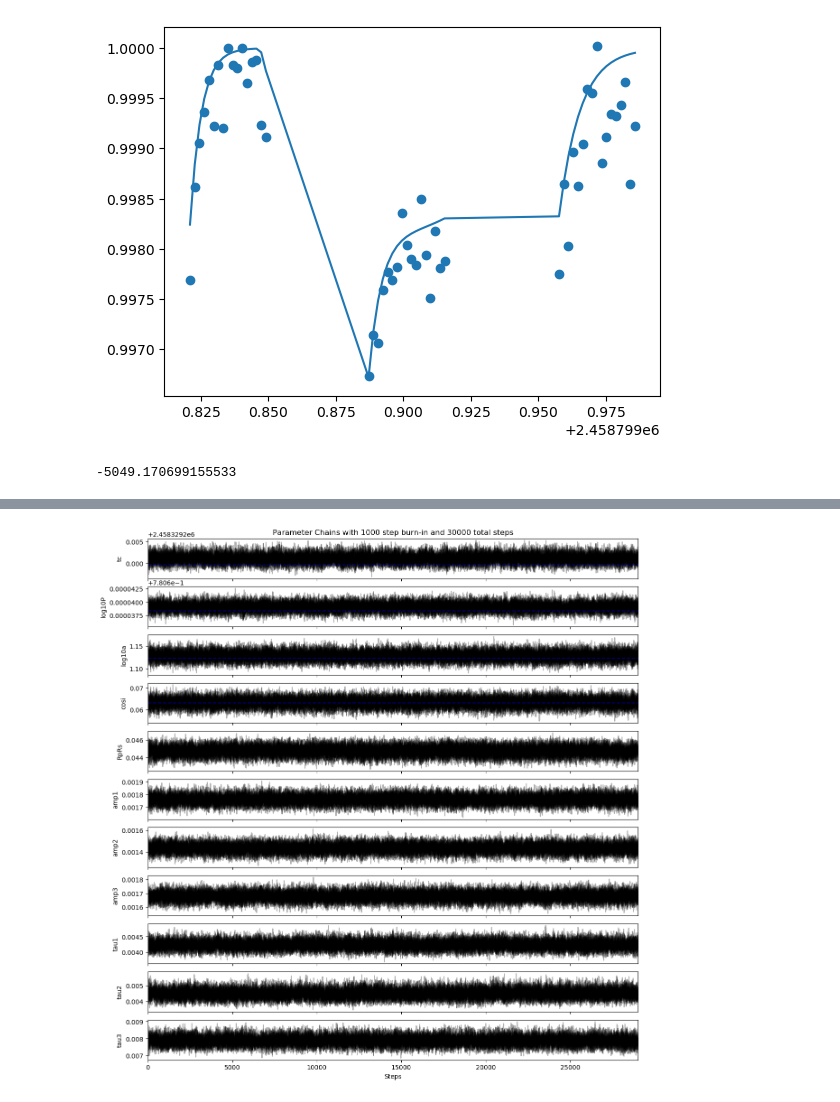
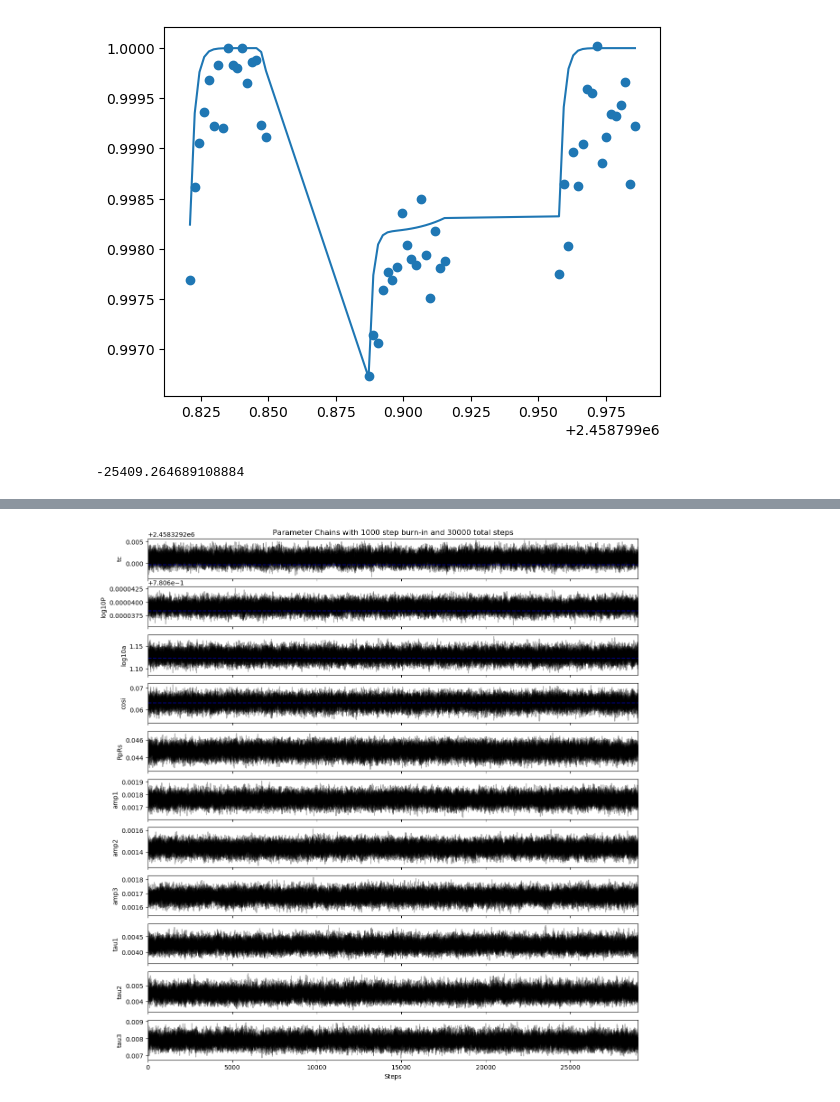
Before and after one commit to mm-murphy/hd219666b, a Jupyter notebook: modeling/Light Curve Fit - HST Spectral LightCurves.ipynb, the cells around one changed output, grey strips where cells are left out. Drawn from its saved outputs; the diff is of its cells as text; code cells hidden in the pictures.

```diff
--- a/modeling/Light Curve Fit - HST Spectral LightCurves.ipynb
+++ b/modeling/Light Curve Fit - HST Spectral LightCurves.ipynb
@@ -36,8 +36,23 @@ ecc_fixed = 0.
 w_fixed = 90.
 u_fixed = [0.33, 0.2]
 
+amplitude_o2_init, amperr_o2_init = 0.00176025, 3.18044e-5
+amplitude_o3_init, amperr_o3_init = 0.00146294, 3.27505e-5
+amplitude_o4_init, amperr_o4_init = 0.00167732, 2.94116e-5
+
+tau_o2_init, tauerr_o2_init = 0.0042273, 0.00012699
+tau_o3_init, tauerr_o3_init = 0.00470822, 0.00024072
+tau_o4_init, tauerr_o4_init = 0.0078746, 0.00024142
+
 theta_rprs = np.asarray([rprs_init]*Nwaves)
+theta_amps = np.asarray([amplitude_o2_init, amplitude_o3_init, amplitude_o4_init]*Nwaves)
+theta_taus = np.asarray([tau_o2_init, tau_o3_init, tau_o4_init]*Nwaves)
+theta_init = np.concatenate((theta_rprs, theta_amps, theta_taus))
+
 priorerrs_rprs = np.asarray([rprs_init_unc]*Nwaves)
+priorerrs_amps = np.asarray([amperr_o2_init, amperr_o3_init, amperr_o4_init]*Nwaves)
+priorerrs_taus = np.asarray([tauerr_o2_init, tauerr_o3_init, tauerr_o4_init]*Nwaves)
+priorerrs = np.concatenate((priorerrs_rprs, priorerrs_amps, priorerrs_taus))
 # %%
 # Initializing the BATMAN model
 InitParams = batman.TransitParams()
@@ -90,19 +105,19 @@ def transit(rprs, initmodel):
 
 ##
 # Defining my systematic models
-def hook():
+def hook(params):
     # Orbit-long charge trapping hook model for HST
     # Inputs:
     # theta = array of lightcurve parameters
     # torbit = time since start of corresponding orbit in units [day]
 
-    amplitude_o2 = 0.00176025
-    amplitude_o3 = 0.00146294
-    amplitude_o4 = 0.00167732
+    amplitude_o2 = params[0]
+    amplitude_o3 = params[1]
+    amplitude_o4 = params[2]
 
-    tau_o2 = 0.0042273
-    tau_o3 = 0.00470822
-    tau_o4 = 0.0078746
+    tau_o2 = params[3]
+    tau_o3 = params[4]
+    tau_o4 = params[5]
 
     # Pull out times [in day; MJD] of each orbit
     orbit_ends = np.array([17, 34, 51])
@@ -179,18 +196,18 @@ def lnPosterior(theta):
         return lnPost
 # %%
 tmodel_test = transit(theta_rprs[3], BATMAN_initmodel)
-hookmodel_test = hook()
+hookmodel_test = hook(theta_init[Nwaves:Nwaves+6])
 model_test = tmodel_test * hookmodel_test
 plt.plot(times, model_test)
 plt.scatter(times, fluxes[:,3])
 plt.show()
 # %% [output]
-[figure, old version]
+[figure, new version]
 # %%
-lnPost_init = lnPosterior(theta_rprs)
+lnPost_init = lnPosterior(theta_init)
 print(lnPost_init)
 # %% [output]
--5049.170699155533
+-25409.264689108884
 # %%
 ######################################
 # Setting up and initializing MCMC
```
Also changed, not shown: parts of 8 cells of this notebook, 1 other file.
